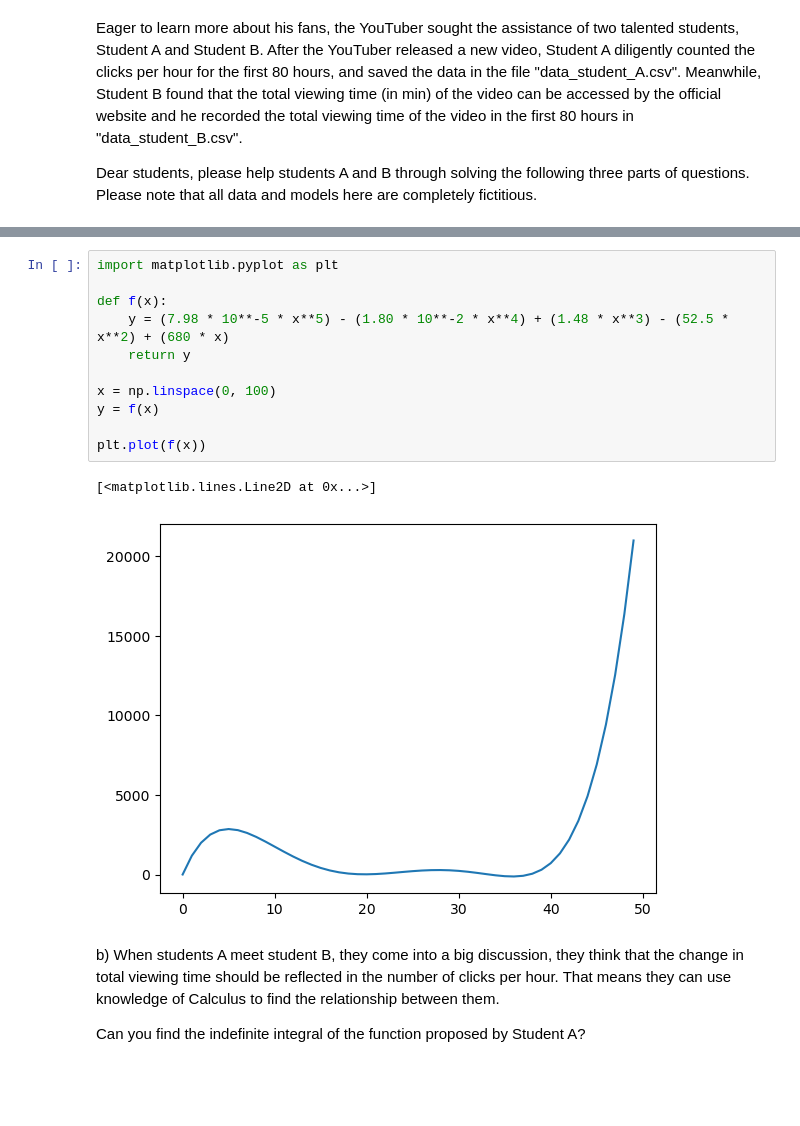
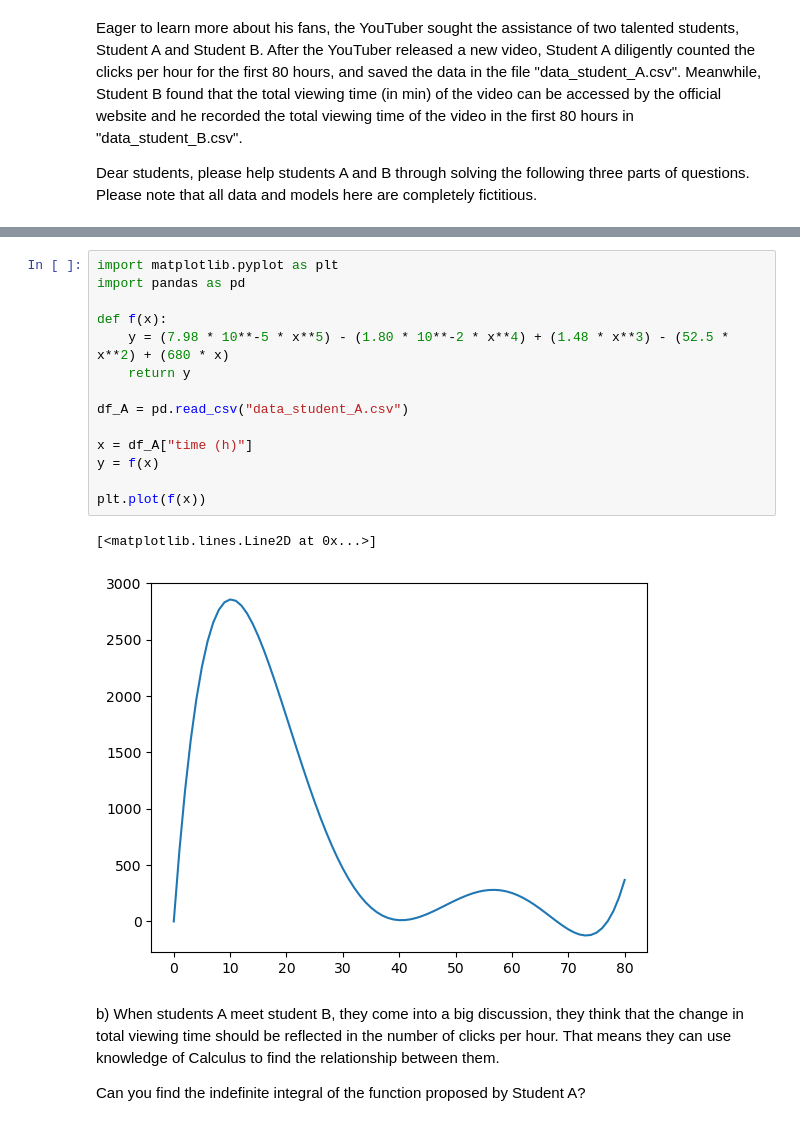
Before and after one commit to wmartynaa/computational-thinking-week-individual-14547937, a Jupyter notebook: challenge_calculus/Review_Calculus.ipynb, the cells around one changed output, grey strips where cells are left out. Drawn from its saved outputs; the diff is of its cells as text; blank space fills up the shorter version.

Commit message:
added data

```diff
--- a/challenge_calculus/Review_Calculus.ipynb
+++ b/challenge_calculus/Review_Calculus.ipynb
@@ -79,18 +79,21 @@ The clicks per hour with respect to time can be described by function
 where x is the past time in hour and y is the clicks. Can you plot the data and this function to have a look?
 # %%
 import matplotlib.pyplot as plt
+import pandas as pd
 
 def f(x):
     y = (7.98 * 10**-5 * x**5) - (1.80 * 10**-2 * x**4) + (1.48 * x**3) - (52.5 * x**2) + (680 * x)
     return y
 
-x = np.linspace(0, 100)
+df_A = pd.read_csv("data_student_A.csv")
+
+x = df_A["time (h)"]
 y = f(x)
 
 plt.plot(f(x))
 # %% [output]
 [<matplotlib.lines.Line2D at 0x...>]
-[figure, old version]
+[figure, new version]
 # %% [markdown]
 b) When students A meet student B, they come into a big discussion, they think that the change in total viewing time should be reflected in the number of clicks per hour. That means they can use knowledge of Calculus to find the relationship between them.
 
```
